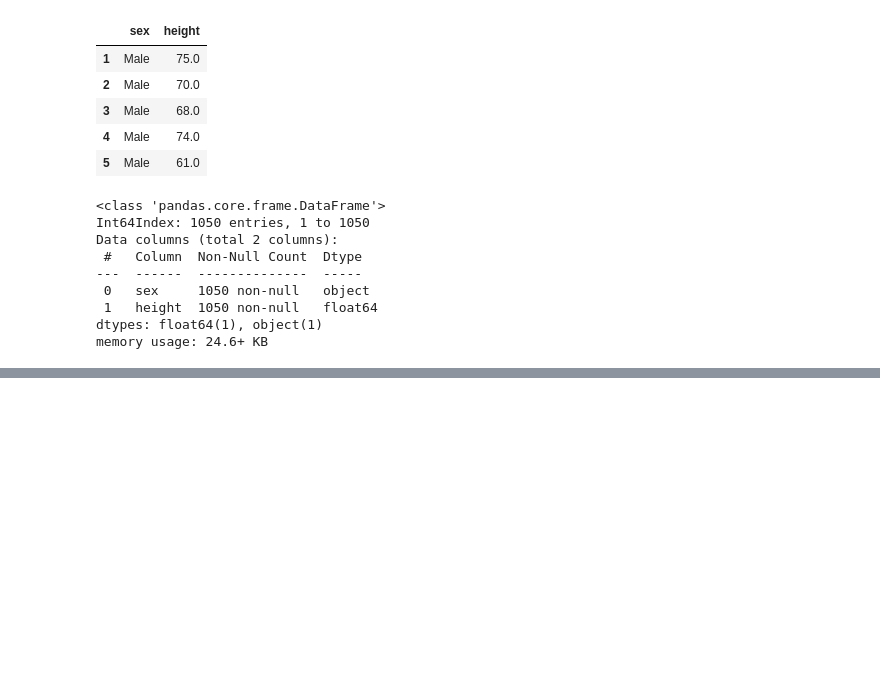
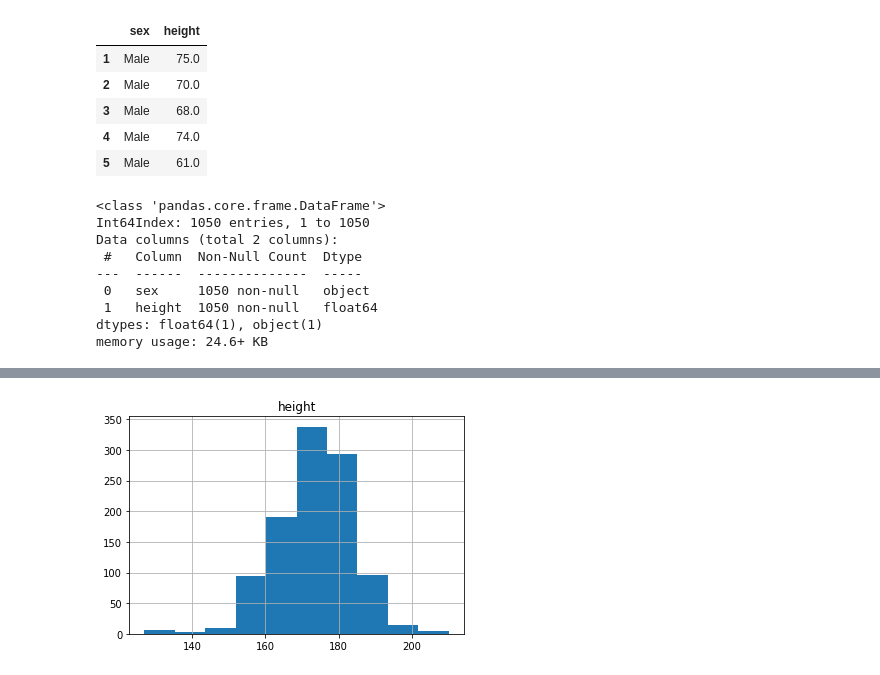
Before and after one commit to easyundercover/heights-exercise, a Jupyter notebook: exercise.ipynb, the cells around one changed output, grey strips where cells are left out. Saved outputs shown, nothing was run; the diff lists cells and outputs as text; code cells hidden in the pictures; blank space fills up the shorter version.

```diff
--- a/exercise.ipynb
+++ b/exercise.ipynb
@@ -9,6 +10,6 @@ from sklearn.metrics import precision_recall_fscore_support
 # %%
 #Import csv
-df = pd.read_csv('./data/heights.csv', index_col = 0)
+dfraw = pd.read_csv('./data/heights.csv', index_col = 0)
 #El index_col = 0 hace que la primera columna no aparezca como una columna 'unnamed'
 # %%
 #Print head to check
@@ -48,0 +51,6 @@ df.sample(10)
+# %%
+#Inches to cm
+dfraw['height'] = dfraw['height']*2.54
+# %%
+#Asignamos el df modificado a df
+df = dfraw.copy()
@@ -48,0 +71,6 @@ df.sample(10)
+# %%
+#Graph data
+df.hist()
+plt.show()
+# %% [output]
+[figure, added]
```
Also changed, not shown: parts of 25 cells of this notebook.
